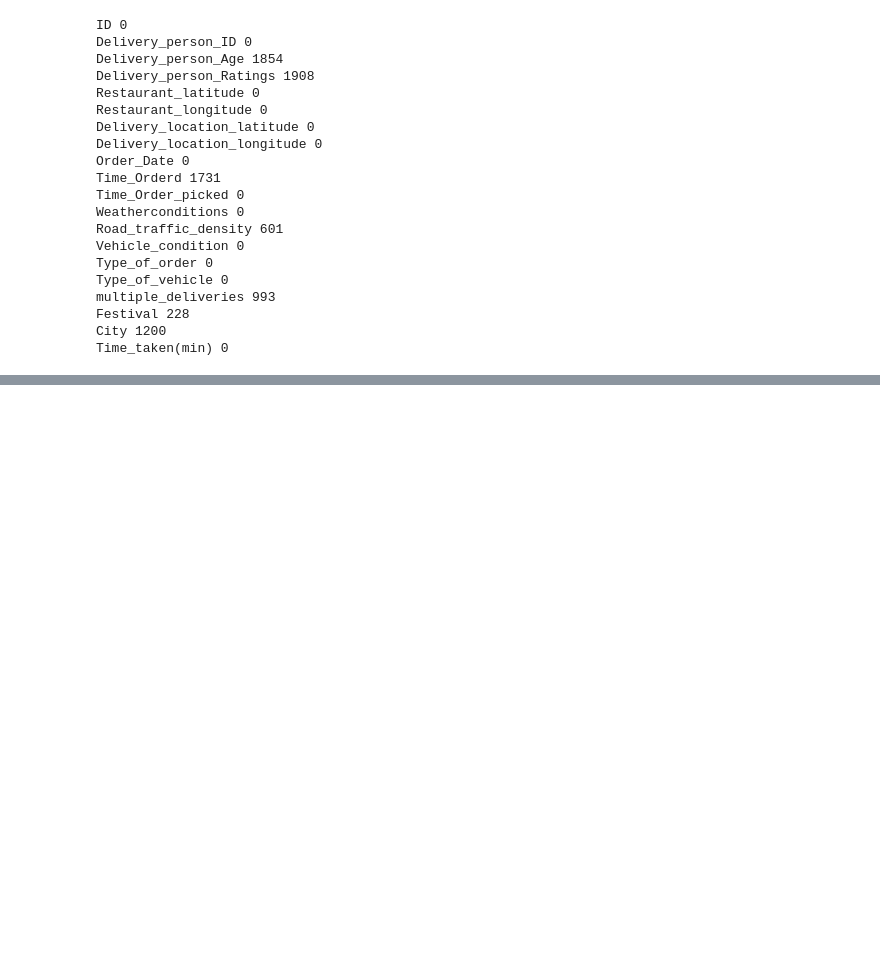
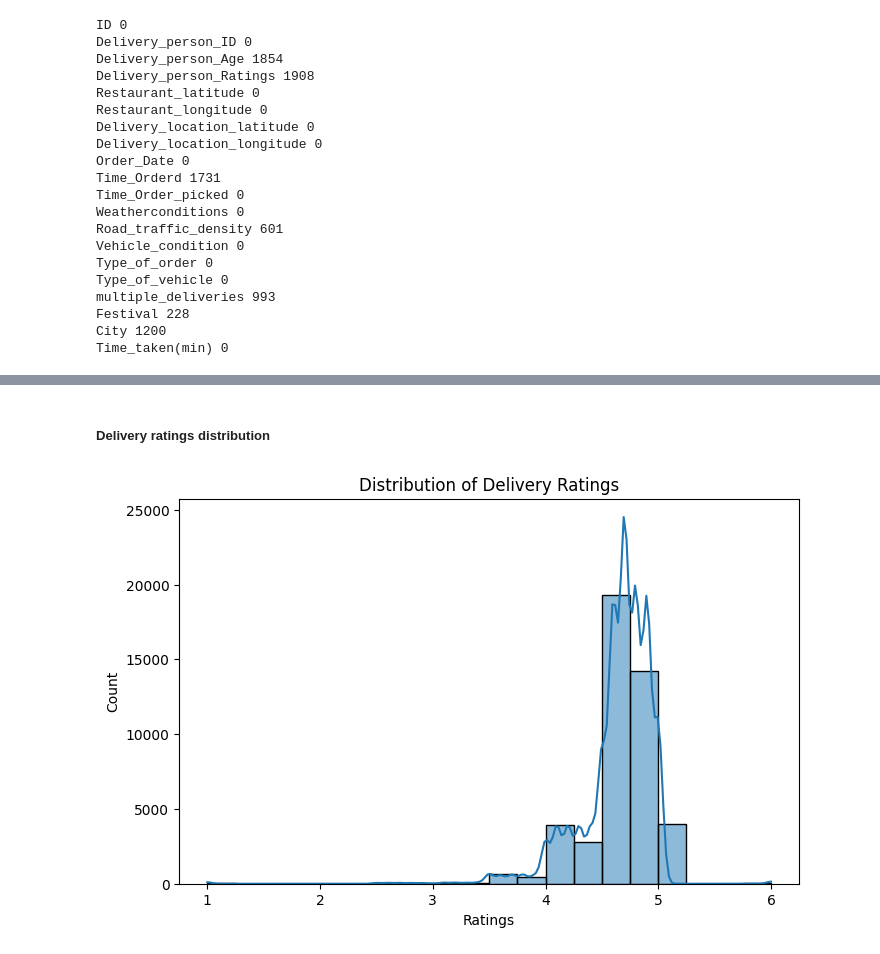
Before and after one commit to sainibunty2309-del/Food-delivery-time-prediction-, a Jupyter notebook: model.ipynb, the cells around one changed output, grey strips where cells are left out. Saved outputs shown, nothing was run; the diff lists cells and outputs as text; code cells hidden in the pictures; blank space fills up the shorter version.

```diff
--- a/model.ipynb
+++ b/model.ipynb
@@ -324,0 +682,13 @@ Time_taken(min) 0
+# %% [markdown]
+##### Delivery ratings distribution
+# %%
+plt.figure(figsize=(8,5))
+sns.histplot(train_df["Delivery_person_Ratings"], bins=20, kde=True)
+
+plt.title("Distribution of Delivery Ratings")
+plt.xlabel("Ratings")
+plt.ylabel("Count")
+
+plt.show()
+# %% [output]
+[figure, added]
```
Also changed, not shown: parts of 49 cells of this notebook.
